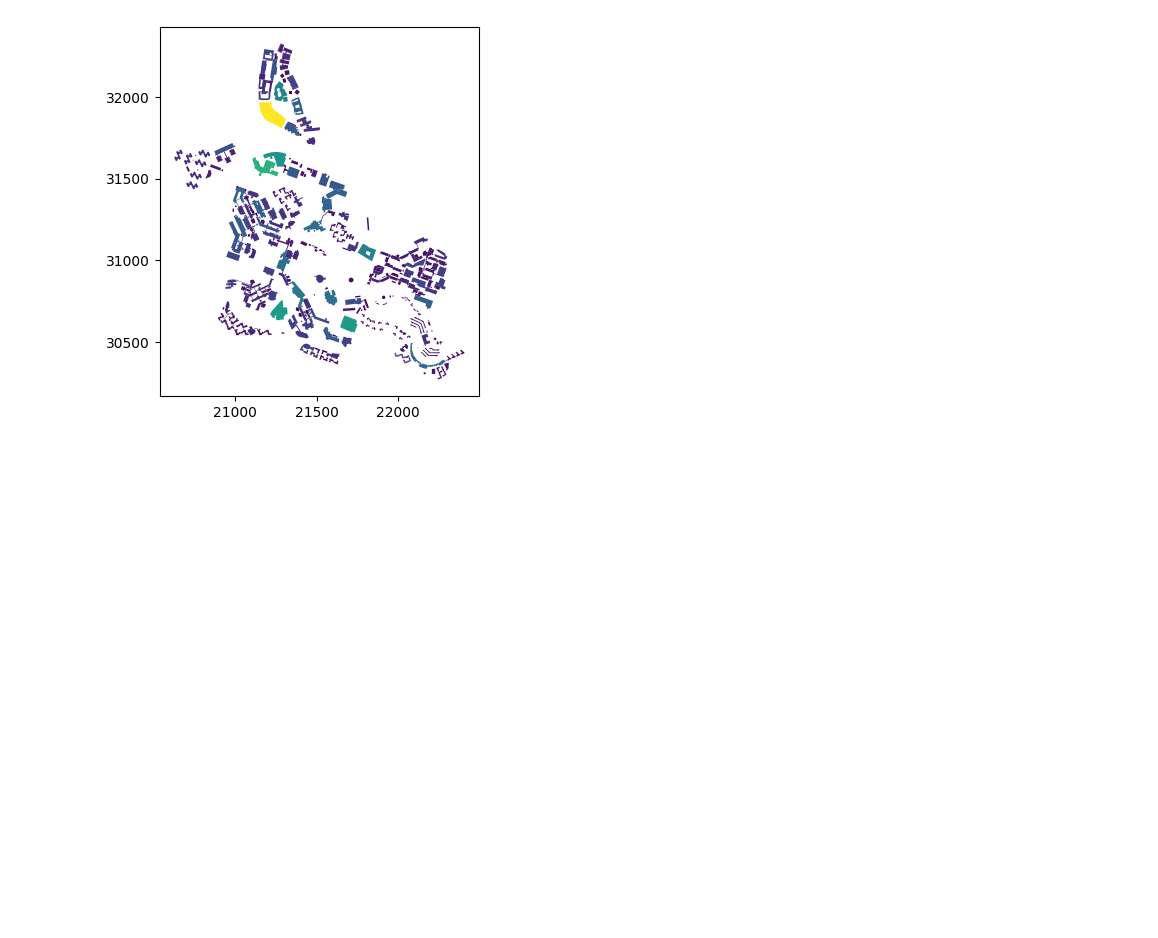
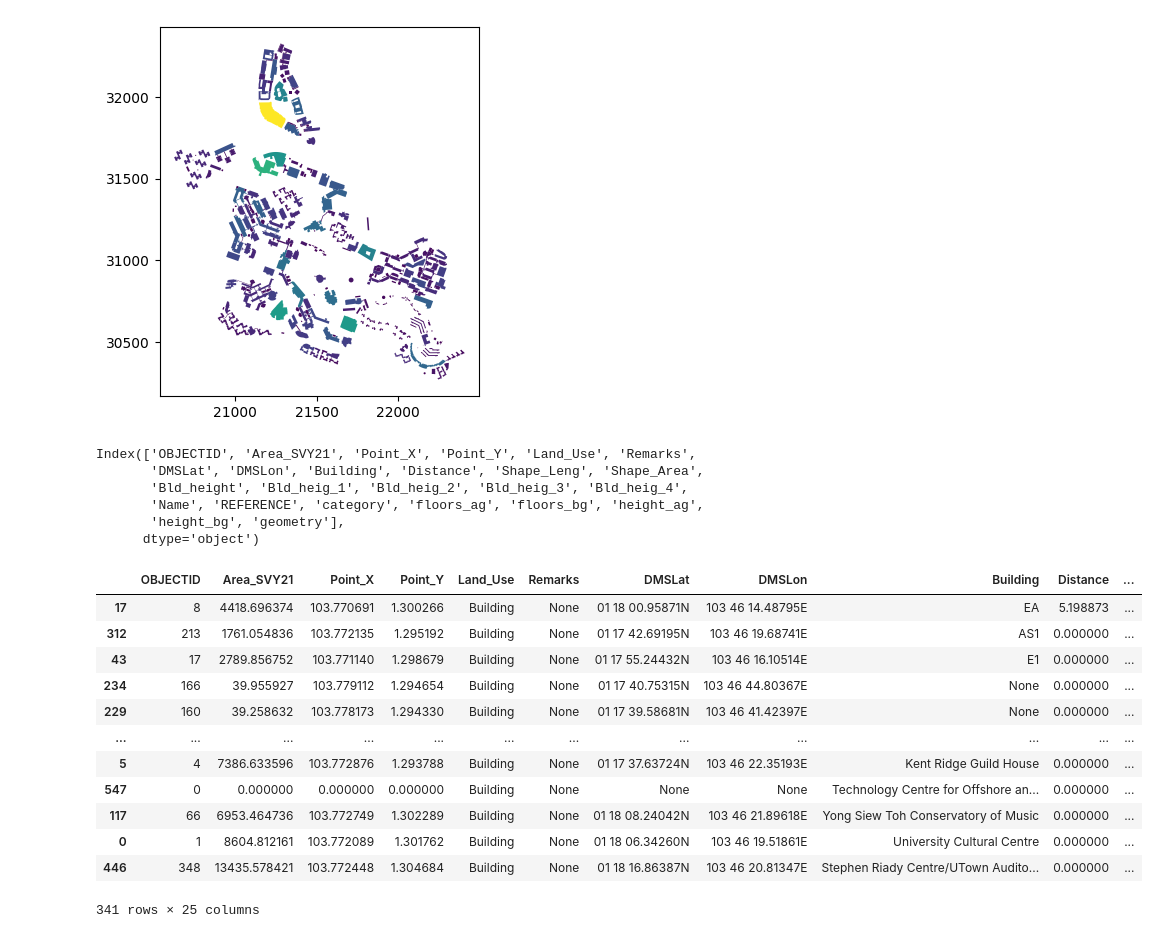
Before and after one commit to c0nb4/NUS_CEA_DT, a Jupyter notebook: src/dt_shape.ipynb, the cells around one changed output. Cells and saved outputs as stored; diff of their text form; code cells hidden in the pictures; blank space fills up the shorter version.

Commit message:
Filtered data for export for DT

```diff
--- a/src/dt_shape.ipynb
+++ b/src/dt_shape.ipynb
@@ -23,7 +24,7 @@ gdf_dt_buildings
 | 484 | 73 | 3142.674458 | 103.781711 | 1.295293 | Building | None | 01 17 43.05419N | 103 46 54.16134E | Medical Library | 0.000000 | ... |
 377 rows × 18 columns
 # %%
-data_export = r'C:\Users\felix\Programmieren\CEA_NUS_DT\CEA_model\2030_Baseline\inputs\building-geometry\zone.shp'
+shape_cea = gpd.read_file(r'C:\Users\felix\Programmieren\CEA_NUS_DT\CEA_model\2030_Baseline\inputs\building-geometry\zone.shp')
 # %%
 gdf_dt_buildings.plot(gdf_dt_buildings["geometry"].area)
 # %% [output]
@@ -33,0 +35,34 @@ gdf_dt_buildings.to_file(r'C:\Users\felix\Programmieren\CEA_NUS_DT\auxilary\NUSB
+# %%
+shape_cea = shape_cea.to_crs(gdf_dt_buildings.crs)
+merged_shapes = gpd.overlay(gdf_dt_buildings ,shape_cea, how='intersection')
+# %%
+merged_shapes.columns
+# %% [output]
+Index(['OBJECTID', 'Area_SVY21', 'Point_X', 'Point_Y', 'Land_Use', 'Remarks',
+       'DMSLat', 'DMSLon', 'Building', 'Distance', 'Shape_Leng', 'Shape_Area',
+       'Bld_height', 'Bld_heig_1', 'Bld_heig_2', 'Bld_heig_3', 'Bld_heig_4',
+       'Name', 'REFERENCE', 'category', 'floors_ag', 'floors_bg', 'height_ag',
+       'height_bg', 'geometry'],
+      dtype='object')
+# %%
+# Find biggest overlay and drop duplicates
+merged_shapes["area"] = merged_shapes.geometry.area
+merged_shapes.sort_values(by='area', inplace=True)
+merged_shapes.drop_duplicates(subset='Name', keep='last', inplace=True)
+merged_shapes.drop(columns=['area', 'geometry'], inplace=True)
+# %%
+merged_shapes
+# %% [output]
+|  | OBJECTID | Area_SVY21 | Point_X | Point_Y | Land_Use | Remarks | DMSLat | DMSLon | Building | Distance | ... |
+| 17 | 8 | 4418.696374 | 103.770691 | 1.300266 | Building | None | 01 18 00.95871N | 103 46 14.48795E | EA | 5.198873 | ... |
+| 312 | 213 | 1761.054836 | 103.772135 | 1.295192 | Building | None | 01 17 42.69195N | 103 46 19.68741E | AS1 | 0.000000 | ... |
+| 43 | 17 | 2789.856752 | 103.771140 | 1.298679 | Building | None | 01 17 55.24432N | 103 46 16.10514E | E1 | 0.000000 | ... |
+| 234 | 166 | 39.955927 | 103.779112 | 1.294654 | Building | None | 01 17 40.75315N | 103 46 44.80367E | None | 0.000000 | ... |
+| 229 | 160 | 39.258632 | 103.778173 | 1.294330 | Building | None | 01 17 39.58681N | 103 46 41.42397E | None | 0.000000 | ... |
+| ... | ... | ... | ... | ... | ... | ... | ... | ... | ... | ... | ... |
+| 5 | 4 | 7386.633596 | 103.772876 | 1.293788 | Building | None | 01 17 37.63724N | 103 46 22.35193E | Kent Ridge Guild House | 0.000000 | ... |
+| 547 | 0 | 0.000000 | 0.000000 | 0.000000 | Building | None | None | None | Technology Centre for Offshore an... | 0.000000 | ... |
+| 117 | 66 | 6953.464736 | 103.772749 | 1.302289 | Building | None | 01 18 08.24042N | 103 46 21.89618E | Yong Siew Toh Conservatory of Music | 0.000000 | ... |
+| 0 | 1 | 8604.812161 | 103.772089 | 1.301762 | Building | None | 01 18 06.34260N | 103 46 19.51861E | University Cultural Centre | 0.000000 | ... |
+| 446 | 348 | 13435.578421 | 103.772448 | 1.304684 | Building | None | 01 18 16.86387N | 103 46 20.81347E | Stephen Riady Centre/UTown Audito... | 0.000000 | ... |
+341 rows × 25 columns
```
Also changed, not shown: parts of 3 cells of this notebook, 3 other files.
